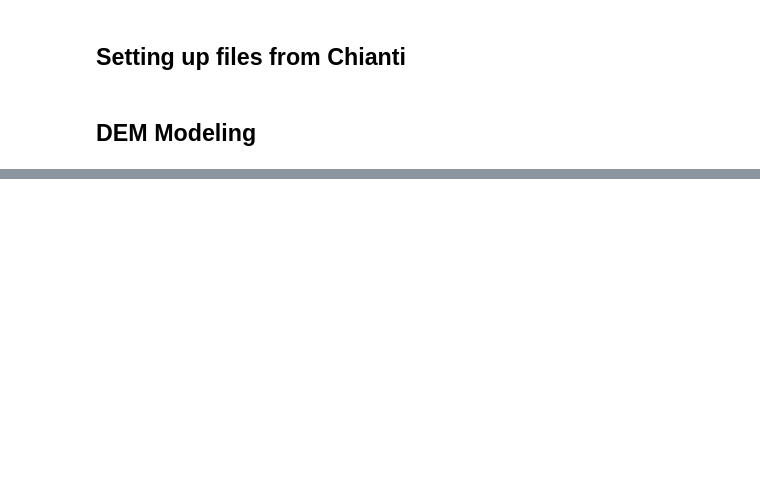
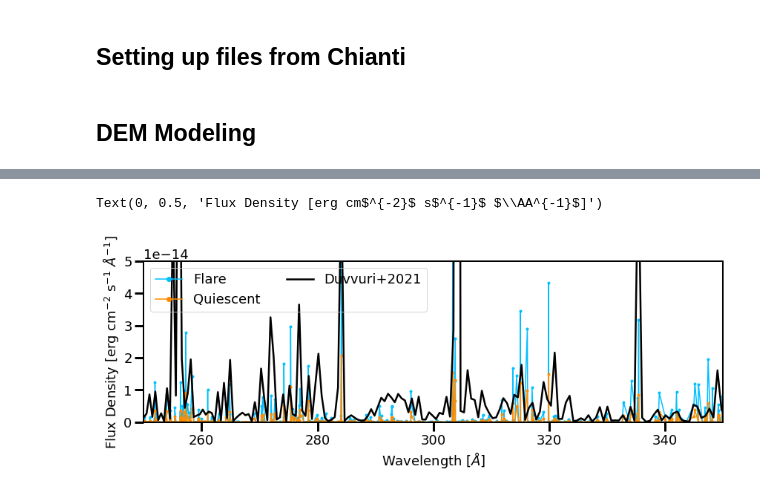
Before and after one commit to afeinstein20/cos_flares, a Jupyter notebook: notebooks/hdl_dem.ipynb, the cells around one changed output, grey strips where cells are left out. Saved outputs shown, nothing was run; the diff lists cells and outputs as text; code cells hidden in the pictures; blank space fills up the shorter version.

```diff
--- a/notebooks/hdl_dem.ipynb
+++ b/notebooks/hdl_dem.ipynb
@@ -123,4 +242,0 @@ G_T = pd.read_pickle(r'aumic_G_T.pkl')
-# %%
-dem = DEMModeling(linelist=lines,
-                  G_T=cs.G_T,
-                  logT_range=cs.logT_range)
@@ -132,0 +393,44 @@ pickle.dump(dem.linelist, open('aumic_dem_models.pkl','wb'))
+# %%
+def get_euv(quies, flare):
+    wave_q, euv_q = np.array([]), np.array([])
+    wave_f, euv_f = np.array([]), np.array([])
+
+    for k in flare['EUV']['DEMUV']['ions'].keys():
+        wave_q = np.append(wave_q, quies['EUV']['DEMUV']['ions'][k]['centers'])
+        euv_q = np.append(euv_q,
+                          np.array(quies['EUV']['DEMUV']['ions'][k]['log10SFline']))
+
+        wave_f = np.append(wave_f, flare['EUV']['DEMUV']['ions'][k]['centers'])
+        euv_f = np.append(euv_f,
+                          np.array(flare['EUV']['DEMUV']['ions'][k]['log10SFline']))
+
+    return wave_q, euv_q, wave_f, euv_f
+# %%
+wave_q, euv_q, wave_f, euv_f = get_euv(dem_q.linelist, dem_f.linelist)
+# %%
+argsq = np.argsort(wave_q)
+argsf = np.argsort(wave_f)
+
+wave_q, euv_q = wave_q[argsq], euv_q[argsq]
+wave_f, euv_f = wave_f[argsf], euv_f[argsf]
+# %%
+plt.figure(figsize=(14,4))
+
+ster = (units.steradian).to(units.deg**2)
+
+plt.plot(wave_f, 10**(euv_f)/surface_scaling, color='deepskyblue',
+        label='Flare', lw=1.5, marker='.')
+plt.plot(wave_q, 10**(euv_q)/surface_scaling, color='darkorange',
+         label='Quiescent', lw=1.5, marker='.')
+plt.plot(duvvuri.time.value, duvvuri.flux.value, label='Duvvuri+2021',
+         color='k', lw=2.5)
+plt.legend(ncol=2)
+plt.xlim(250,350)
+plt.ylim(-1e-16,5e-14)
+plt.xlabel('Wavelength [$\AA$]')
+plt.ylabel('Flux Density [erg cm$^{-2}$ s$^{-1}$ $\AA^{-1}$]')
+#plt.savefig('/Users/arcticfox/Desktop/dem_attempt2.png', rasterize=True,
+#            bbox_inches='tight', dpi=300)
+# %% [output]
+Text(0, 0.5, 'Flux Density [erg cm$^{-2}$ s$^{-1}$ $\\AA^{-1}$]')
+[figure, added]
```
Also changed, not shown: parts of 42 cells of this notebook, 1 other file.
